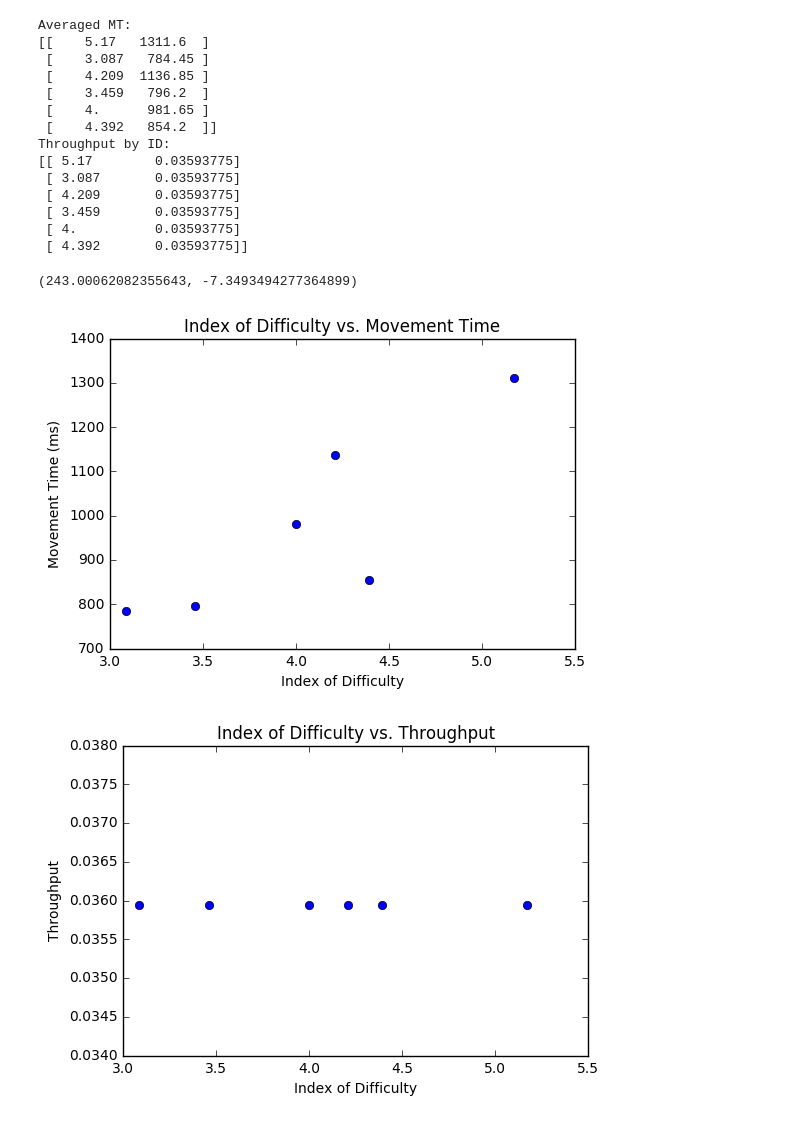
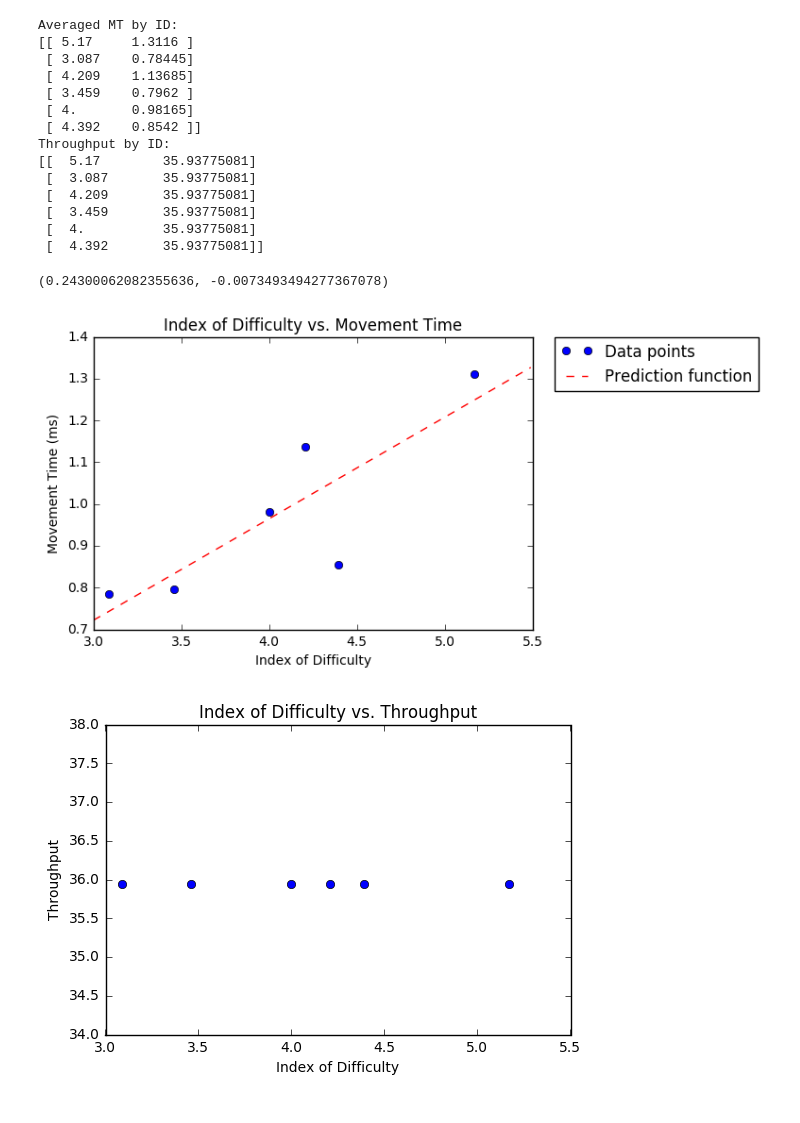
Before and after one commit to eightplusone/Fitt-s-Law-Replication, a Jupyter notebook: Homework 3.ipynb, the cells around one changed output. Drawn from its saved outputs; the diff is of its cells as text; code cells hidden in the pictures.

Commit message:
Movement Time + Plots
- Changed Movement Time form ms to s.
- Added the prediction function to the ID vs. MT graph.
- Added legend to the plots.

```diff
--- a/Homework 3.ipynb
+++ b/Homework 3.ipynb
@@ -27,7 +27,7 @@ with open(csv_path, "rb") as file_obj:
         # Grab only what we need
         # We don't convert line_id to float here because mt_avg cannot use a float number as a key
         id = line["Index of Difficulty"]
-        mt = float(line["Movement Time (ms)"])
+        mt = float(line["Movement Time (ms)"]) / 1000
         user = int(line["Study #"])
 
         # Collect them into id_all & mt_all for calculating the regression coefficients
@@ -82,43 +82,55 @@ with open(csv_path, "rb") as file_obj:
     print("Throughput by ID: ")
     print(tp_by_id)
 # %% [output]
-Averaged MT:
-[[    5.17   1311.6  ]
- [    3.087   784.45 ]
- [    4.209  1136.85 ]
- [    3.459   796.2  ]
- [    4.      981.65 ]
- [    4.392   854.2  ]]
+Averaged MT by ID:
+[[ 5.17     1.3116 ]
+ [ 3.087    0.78445]
+ [ 4.209    1.13685]
+ [ 3.459    0.7962 ]
+ [ 4.       0.98165]
+ [ 4.392    0.8542 ]]
 Throughput by ID:
-[[ 5.17        0.03593775]
- [ 3.087       0.03593775]
- [ 4.209       0.03593775]
- [ 3.459       0.03593775]
- [ 4.          0.03593775]
- [ 4.392       0.03593775]]
+[[  5.17        35.93775081]
+ [  3.087       35.93775081]
+ [  4.209       35.93775081]
+ [  3.459       35.93775081]
+ [  4.          35.93775081]
+ [  4.392       35.93775081]]
 # %%
-# Regression Coefficients
+# Regression Coefficients of the prediction function
 m, b = np.polyfit(id_all, mt_all, 1)
 print(m, b)
 # %% [output]
-(243.00062082355643, -7.3493494277364899)
+(0.24300062082355636, -0.0073493494277367078)
 # %%
 import matplotlib.pyplot as plt
+
+# Sample inputs for the prediction function
+t = np.arange(3.0, 5.5, 0.01)
 
 # Index of Difficulty vs. Movement Time
 plt.xlabel('Index of Difficulty')
 plt.ylabel('Movement Time (ms)')
-plt.plot(mt_avg[:, 0], mt_avg[:, 1], "o")
+line1, = plt.plot(mt_avg[:, 0], mt_avg[:, 1], "o", label = "Data points")
+line2, = plt.plot(t, m * t + b, "r--", label = "Prediction function")
 plt.title('Index of Difficulty vs. Movement Time')
+
+# Legend
+plt.legend(bbox_to_anchor=(1.05, 1), loc=2, borderaxespad=0.)
+
 plt.show()
 # %% [output]
-[figure, old version]
+[figure, new version]
 # %%
 # Index of Difficulty vs. Throughput
 plt.xlabel('Index of Difficulty')
 plt.ylabel('Throughput')
-plt.plot(tp_by_id[:, 0], tp_by_id[:, 1], "o")
+plt.plot(tp_by_id[:, 0], tp_by_id[:, 1], "o", label = "Data points")
 plt.title('Index of Difficulty vs. Throughput')
+
+# Legend
+#plt.legend(bbox_to_anchor=(1.05, 1), loc=2, borderaxespad=0.)
+
 plt.show()
 # %% [output]
-[figure, old version]
+[figure, new version]
```
Also changed, not shown: 1 other file.
